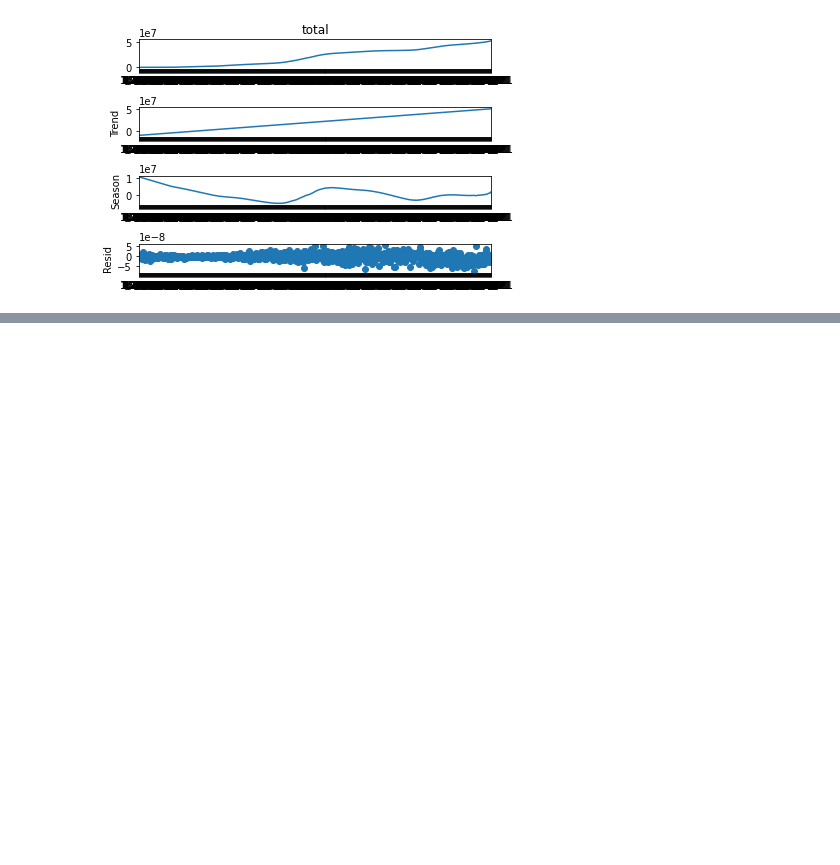
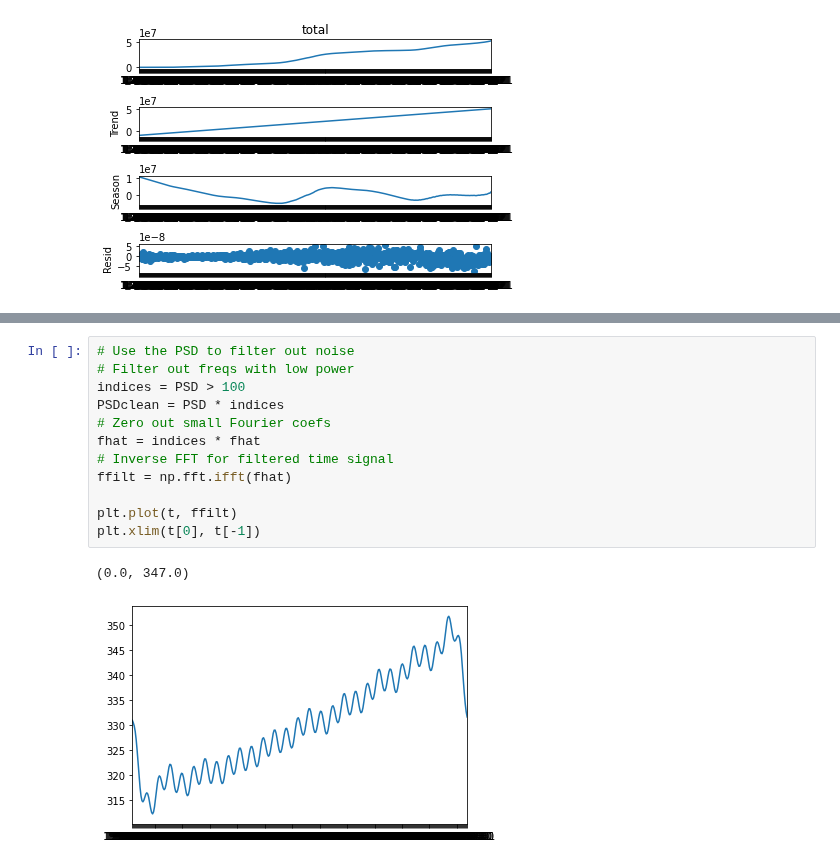
Before and after one commit to thodson-usgs/stf-decomposition, a Jupyter notebook: notebooks/00_getting_started.ipynb, the cells around one changed output, grey strips where cells are left out. Drawn from its saved outputs; the diff is of its cells as text; blank space fills up the shorter version.

```diff
--- a/notebooks/00_getting_started.ipynb
+++ b/notebooks/00_getting_started.ipynb
@@ -109,0 +96,15 @@ plt.show()
+# %%
+# Use the PSD to filter out noise
+# Filter out freqs with low power
+indices = PSD > 100
+PSDclean = PSD * indices
+# Zero out small Fourier coefs
+fhat = indices * fhat
+# Inverse FFT for filtered time signal
+ffilt = np.fft.ifft(fhat)
+
+plt.plot(t, ffilt)
+plt.xlim(t[0], t[-1])
+# %% [output]
+(0.0, 347.0)
+[figure, added]
```
Also changed, not shown: parts of 2 cells of this notebook.
